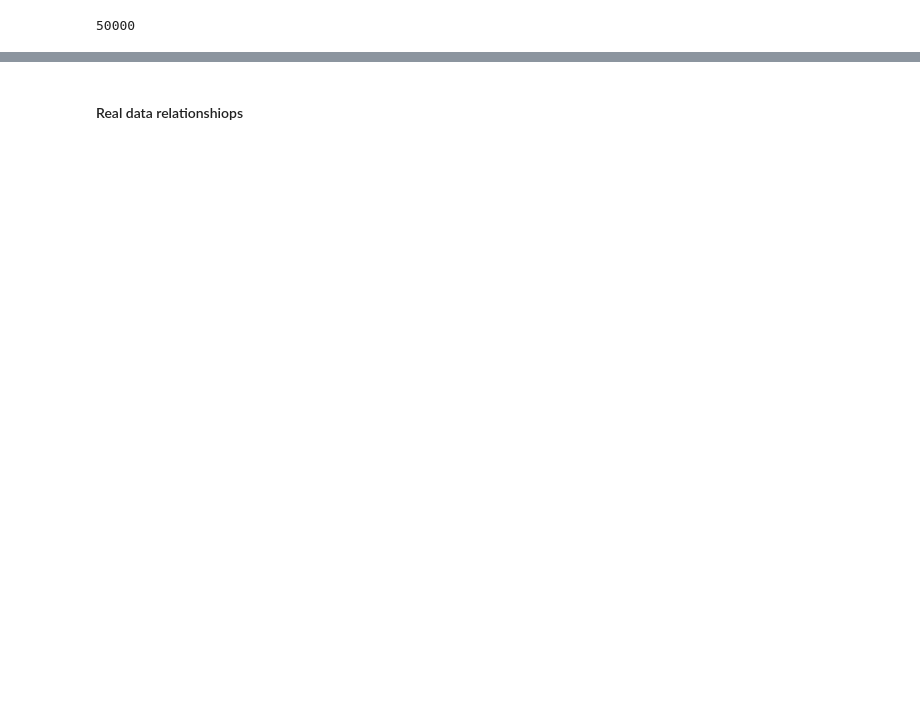
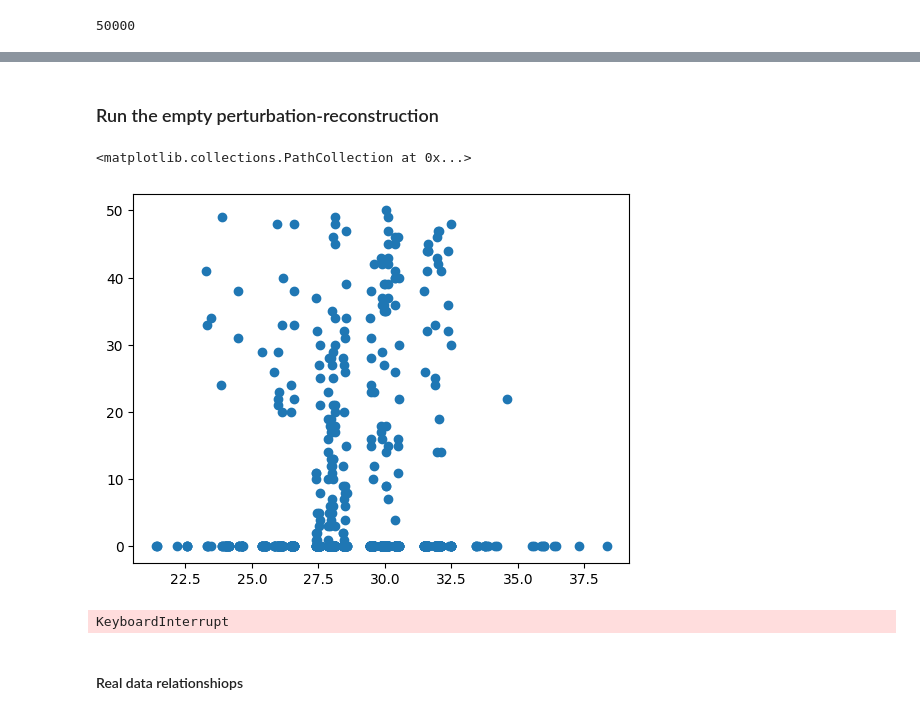
Before and after one commit to a93sokol/scGPT_reproduce, a Jupyter notebook: tutorials/Sampling_Perturbation.ipynb, the cells around one changed output, grey strips where cells are left out. Saved outputs shown, nothing was run; the diff lists cells and outputs as text; code cells hidden in the pictures; blank space fills up the shorter version.

Commit message:
figured out in Sampling_Pert

```diff
--- a/tutorials/Sampling_Perturbation.ipynb
+++ b/tutorials/Sampling_Perturbation.ipynb
@@ -740,25 +843,31 @@ def perturb_gene_subset(expression, adata_var_index, model, gene_names_to_pertur
+# %%
+adata_combined = adata_c
+# %%
+adata_combined.X = adata_combined.layers['X']
+# %% [markdown]
+### Run the empty perturbation-reconstruction
 # %%
 cell_n = 3001
 reconstructed_ref = True
 iterations = 1  # Number of random sampling iterations
 n_masks = 128
 batch_size = min(128, n_masks-1)
-fraction_masked = 0.15
-t = adata_combined[adata_combined.obs.condition=='ctrl'].copy()
+fraction_masked = 0.0
+#t = adata_combined[adata_combined.obs.condition=='ctrl'].copy()
 adata_var_index = adata_combined.var.index
 # %%
 libs = {}
 
-for library in ['D0-fm', 'D20-nr', 'P20-nr', 'D8-fm', 'D4-fm', 'P3-nr']:
+for library in ['mix']:# ['fm1', 'fm6', 'mix', 'pr2', 'nr3', 'nic']:
     if reconstructed_ref:
-        target = adata_combined[adata_combined.obs.library==library].copy()
+        target = adata_combined[adata_combined.obs.cluster==library].copy()
         ref_cells_fin_list = []
-        for i in tqdm(range(10)):
+        for i in tqdm(range(100)):
             choice = i #np.random.randint(low=0, high=t.X.shape[0])
-            expression = target.X[choice,:].toarray()
+            expression = target.X[choice,:]  #.toarray()
 
             single_cell_ref = torch.tensor(expression)
-            n_genes = single_cell_ref.shape[1]
+            n_genes = single_cell_ref.reshape(1,-1).shape[1]
             masks = generate_binary_array(n_masks, n_genes, fraction_masked)
 
             ref_cells = []
@@ -773,4 +882,10 @@ for library in ['D0-fm', 'D20-nr', 'P20-nr', 'D8-fm', 'D4-fm', 'P3-nr']:
     else:
         ref_cells = adata_combined[adata_combined.obs.library==library].X
         libs[library] = ref_cells.mean(axis=0)
+# %%
+import matplotlib.pyplot as plt
+plt.scatter(ref_cells.mean(), expression)
+# %% [output]
+<matplotlib.collections.PathCollection at 0x...>
+[figure, added]
 # %%
@@ -806,15 +923,17 @@ if 1 == 1:
             single_cell = perturb_gene_subset(expression, adata_var_index, model, s, batch=batch_size, n_masks=n_masks, fraction=fraction_masked).values
             for lib in libs:
                 euclid_distances = [np.linalg.norm(libs[lib] - single_cell[i]) for i in range(single_cell.shape[0])]
-                pearson_corrs = [np.corrcoef(libs[lib], single_cell[i])[0, 1] for i in range(single_cell.shape[0])]
+                pearson_corrs = [stats.spearmanr(libs[lib], single_cell[i])[0] for i in range(single_cell.shape[0])] #[np.corrcoef(libs[lib], single_cell[i])[0, 1] for i in range(single_cell.shape[0])]
                 res.loc[name, f'euclid_distance_{lib}'] = np.mean(euclid_distances)
-                res.loc[name, f'pearson_corr_{lib}'] = np.mean(pearson_corrs)
+                res.loc[name, f'spearman_corr_{lib}'] = np.mean(pearson_corrs)
 
         counter += 1
         clear_output()
         if counter >= 100:
             res.to_csv(f'./save/ipsc_perturbation_sampling_search_1024_masks_RECON_REF_multi_cells_v2_cell_{cell_n}.csv')
             counter = 0
+# %% [output]
+KeyboardInterrupt
 # %% [markdown]
 #### Real data relationshiops
 # %%
```
Also changed, not shown: parts of 33 cells of this notebook, 7 other files.
